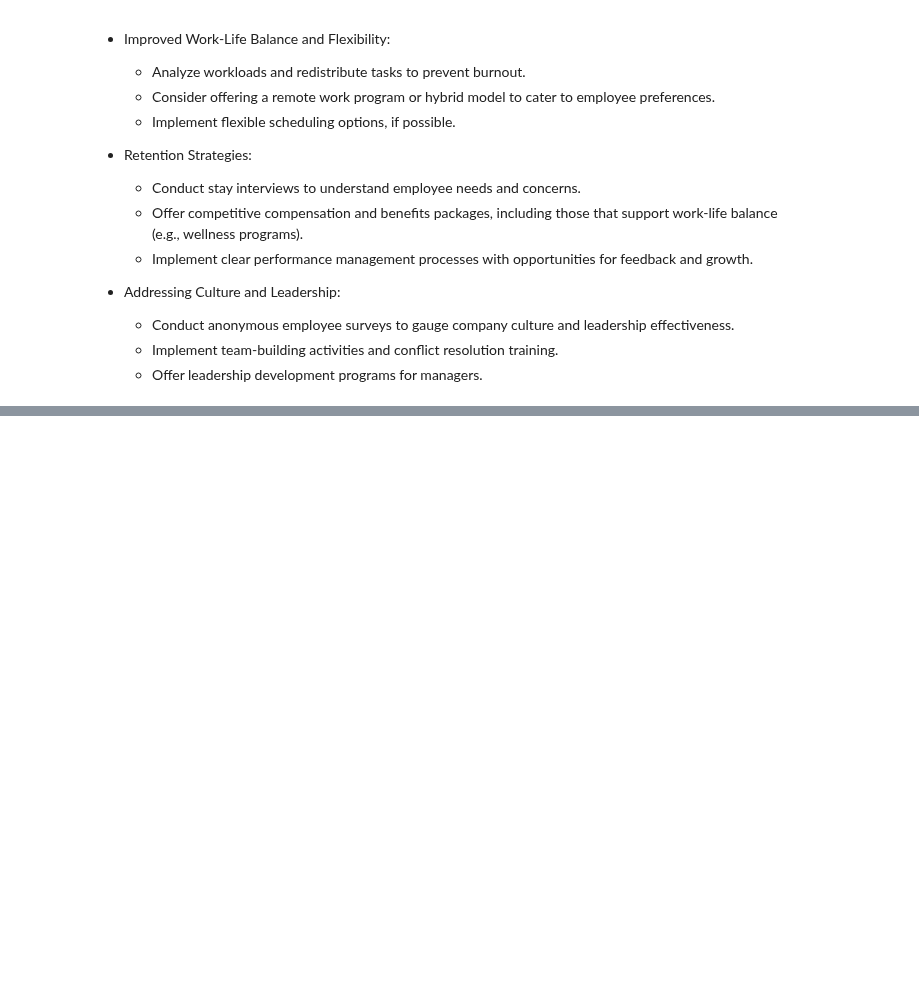
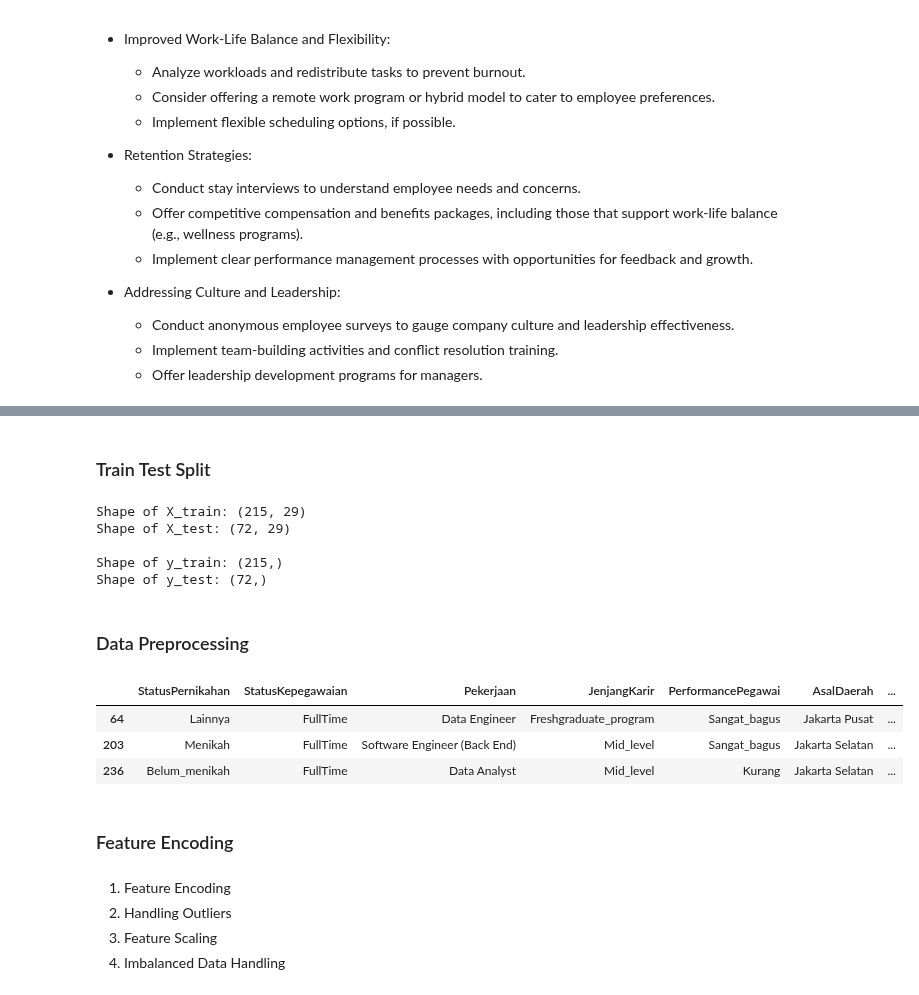
Before and after one commit to azaryasph/Improving-Employee-Retention-By-Predicting-Employee-Attrition-Using-Machine-Learning, a Jupyter notebook: notebook/predict_employee_attrition.ipynb, the cells around one changed output, grey strips where cells are left out. Cells and saved outputs as stored; diff of their text form; code cells hidden in the pictures; blank space fills up the shorter version.

Commit message:
chore: complete tts and data cleaning both tr ts

```diff
--- a/notebook/predict_employee_attrition.ipynb
+++ b/notebook/predict_employee_attrition.ipynb
@@ -845,0 +872,59 @@ By implementing these recommendations, the company can address the key reasons b
+# %% [markdown]
+### Train Test Split
+# %%
+data_proc = data_ori.copy()
+data_proc = feat_eng(data_proc)
+# %%
+from sklearn.model_selection import train_test_split
+
+# Define variables for the model
+X = data_proc.drop(columns=['Resign'])
+
+# Define target variable
+y = data_proc['Resign']
+
+# Split the data into train and test sets
+X_train, X_test, y_train, y_test = train_test_split(X, y, test_size=0.25, random_state=103)
+
+# Display the shape of the train and test sets
+print(f'Shape of X_train: {X_train.shape}')
+print(f'Shape of X_test: {X_test.shape}')
+
+# Display the shape of the train and test sets
+print(f'\nShape of y_train: {y_train.shape}')
+print(f'Shape of y_test: {y_test.shape}')
+# %% [output]
+Shape of X_train: (215, 29)
+Shape of X_test: (72, 29)
+
+Shape of y_train: (215,)
+Shape of y_test: (72,)
+# %% [markdown]
+### Data Preprocessing
+# %%
+# Clean missing values on X train
+X_train_cl = clean_missing(X_train)
+
+# Define columns to drop that are not necessary for ml modelling
+col2drop =[
+    'Username', 'EnterpriseID', 'JenisKelamin', 'NomorHP', 'Email',
+    'PernahBekerja', 'AlasanResign', 'TanggalLahir', 'TanggalHiring',
+    'TanggalPenilaianKaryawan', 'TanggalResign', 'HiringYear', 'ResignYear'
+]
+
+# Drop columns that are not necessary for ml modelling
+X_train_cl = X_train_cl.drop(columns=col2drop)
+# %%
+X_train_cl.head(3)
+# %% [output]
+|  | StatusPernikahan | StatusKepegawaian | Pekerjaan | JenjangKarir | PerformancePegawai | AsalDaerah | ... |
+| 64 | Lainnya | FullTime | Data Engineer | Freshgraduate_program | Sangat_bagus | Jakarta Pusat | ... |
+| 203 | Menikah | FullTime | Software Engineer (Back End) | Mid_level | Sangat_bagus | Jakarta Selatan | ... |
+| 236 | Belum_menikah | FullTime | Data Analyst | Mid_level | Kurang | Jakarta Selatan | ... |
+# %% [markdown]
+### Feature Encoding
+# %% [markdown]
+1. Feature Encoding
+2. Handling Outliers
+3. Feature Scaling
+4. Imbalanced Data Handling
```
Also changed, not shown: parts of 3 cells of this notebook.
